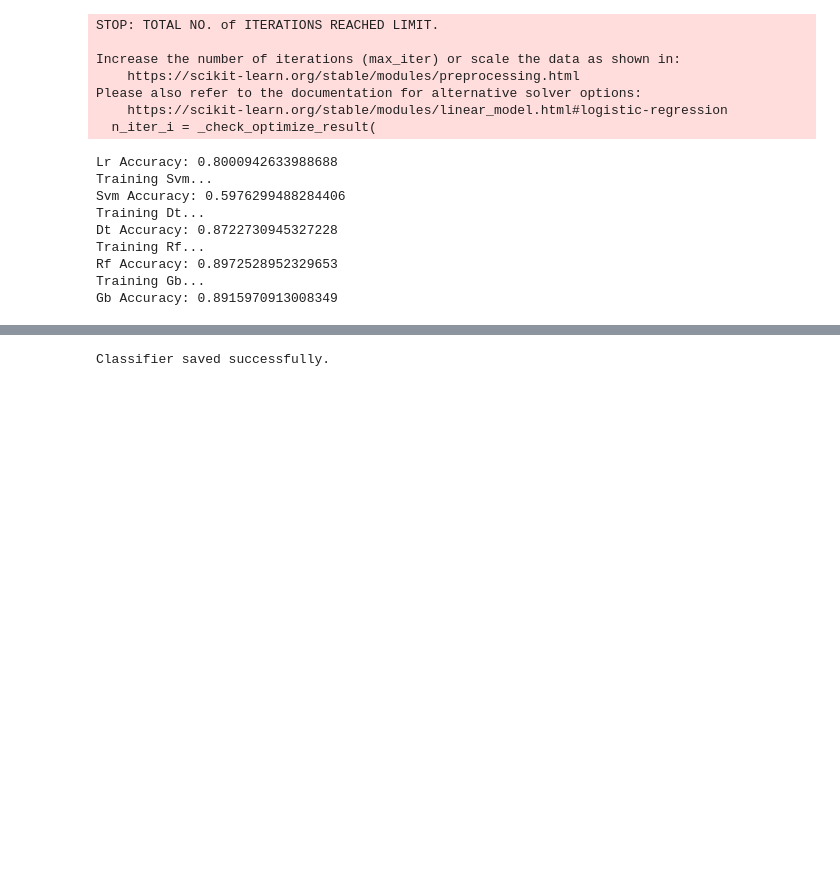
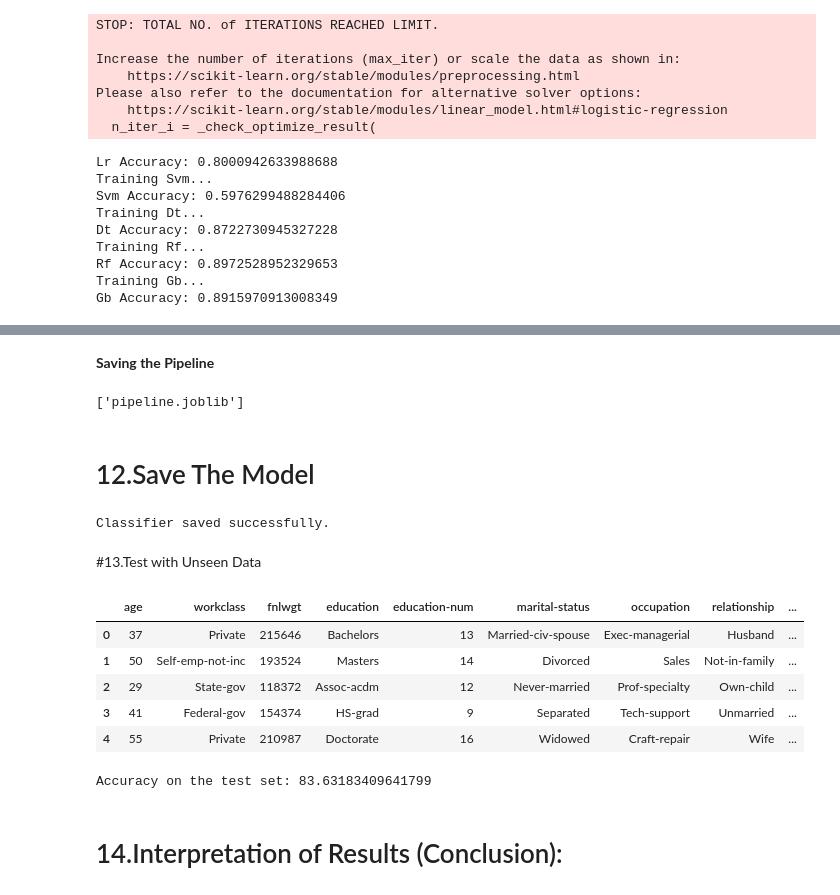
Before and after one commit to Jubin5/DSML-Project, a Jupyter notebook: DSML_Project.ipynb, the cells around one changed output, grey strips where cells are left out. Cells and saved outputs as stored; diff of their text form; code cells hidden in the pictures; blank space fills up the shorter version.

```diff
--- a/DSML_Project.ipynb
+++ b/DSML_Project.ipynb
@@ -593,0 +552,6 @@ metrics_df
+# %% [markdown]
+**Saving the Pipeline**
+# %%
+joblib.dump(pipeline, 'pipeline.joblib')
+# %% [output]
+['pipeline.joblib']
@@ -594 +560,3 @@ metrics_df
+# %% [markdown]
+# 12.Save The Model
 # %%
@@ -604,3 +567,43 @@ pickle.dump(best_rf,file)
 print("Classifier saved successfully.")
 # %% [output]
 Classifier saved successfully.
+# %% [markdown]
+#13.Test with Unseen Data
+# %%
+# Creating an unseen test dataset
+
+unseen_data = pd.DataFrame({
+    'age': [37, 50, 29, 41, 55],
+    'workclass': ['Private', 'Self-emp-not-inc', 'State-gov', 'Federal-gov', 'Private'],
+    'fnlwgt': [215646, 193524, 118372, 154374, 210987],
+    'education': ['Bachelors', 'Masters', 'Assoc-acdm', 'HS-grad', 'Doctorate'],
+    'education-num': [13, 14, 12, 9, 16],
+    'marital-status': ['Married-civ-spouse', 'Divorced', 'Never-married', 'Separated', 'Widowed'],
+    'occupation': ['Exec-managerial', 'Sales', 'Prof-specialty', 'Tech-support', 'Craft-repair'],
+    'relationship': ['Husband', 'Not-in-family', 'Own-child', 'Unmarried', 'Wife'],
+    'race': ['White', 'Black', 'Asian-Pac-Islander', 'Amer-Indian-Eskimo', 'White'],
+    'sex': ['Male', 'Female', 'Male', 'Female', 'Male'],
+    'capital-gain': [0, 5000, 0, 2000, 10000],
+    'capital-loss': [0, 0, 1000, 500, 0],
+    'hours-per-week': [40, 60, 30, 20, 50],
+    'native-country': ['United-States', 'India', 'Canada', 'Mexico', 'Germany'],
+})
+
+unseen_data
+# %% [output]
+|  | age | workclass | fnlwgt | education | education-num | marital-status | occupation | relationship | ... |
+| 0 | 37 | Private | 215646 | Bachelors | 13 | Married-civ-spouse | Exec-managerial | Husband | ... |
+| 1 | 50 | Self-emp-not-inc | 193524 | Masters | 14 | Divorced | Sales | Not-in-family | ... |
+| 2 | 29 | State-gov | 118372 | Assoc-acdm | 12 | Never-married | Prof-specialty | Own-child | ... |
+| 3 | 41 | Federal-gov | 154374 | HS-grad | 9 | Separated | Tech-support | Unmarried | ... |
+| 4 | 55 | Private | 210987 | Doctorate | 16 | Widowed | Craft-repair | Wife | ... |
+# %%
+y_pred = loaded_pipeline.predict(X_test)
+y_pred
+accuracy = accuracy_score(y_test,y_pred)
+# Display accuracy on the test set
+print("Accuracy on the test set:", accuracy*100)
+# %% [output]
+Accuracy on the test set: 83.63183409641799
+# %% [markdown]
+# 14.Interpretation of Results (Conclusion):
```
Also changed, not shown: parts of 40 cells of this notebook.
